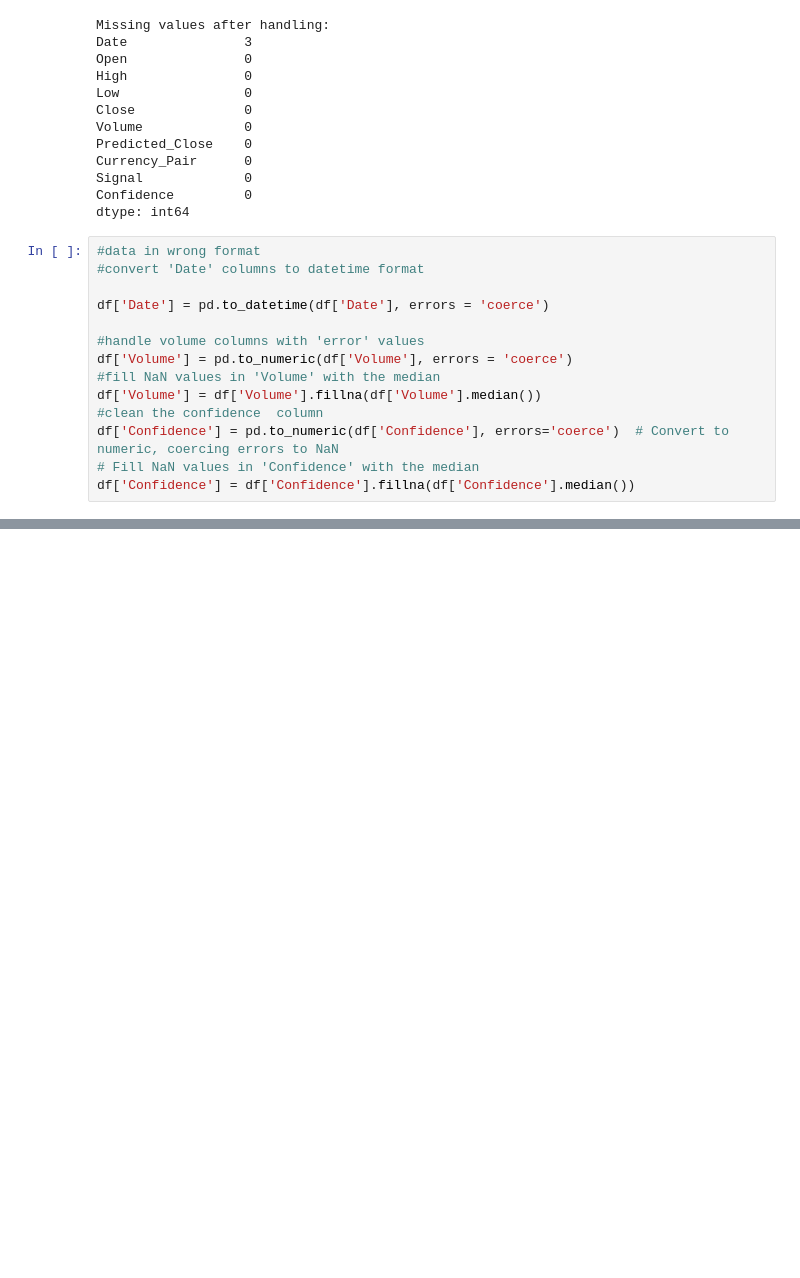
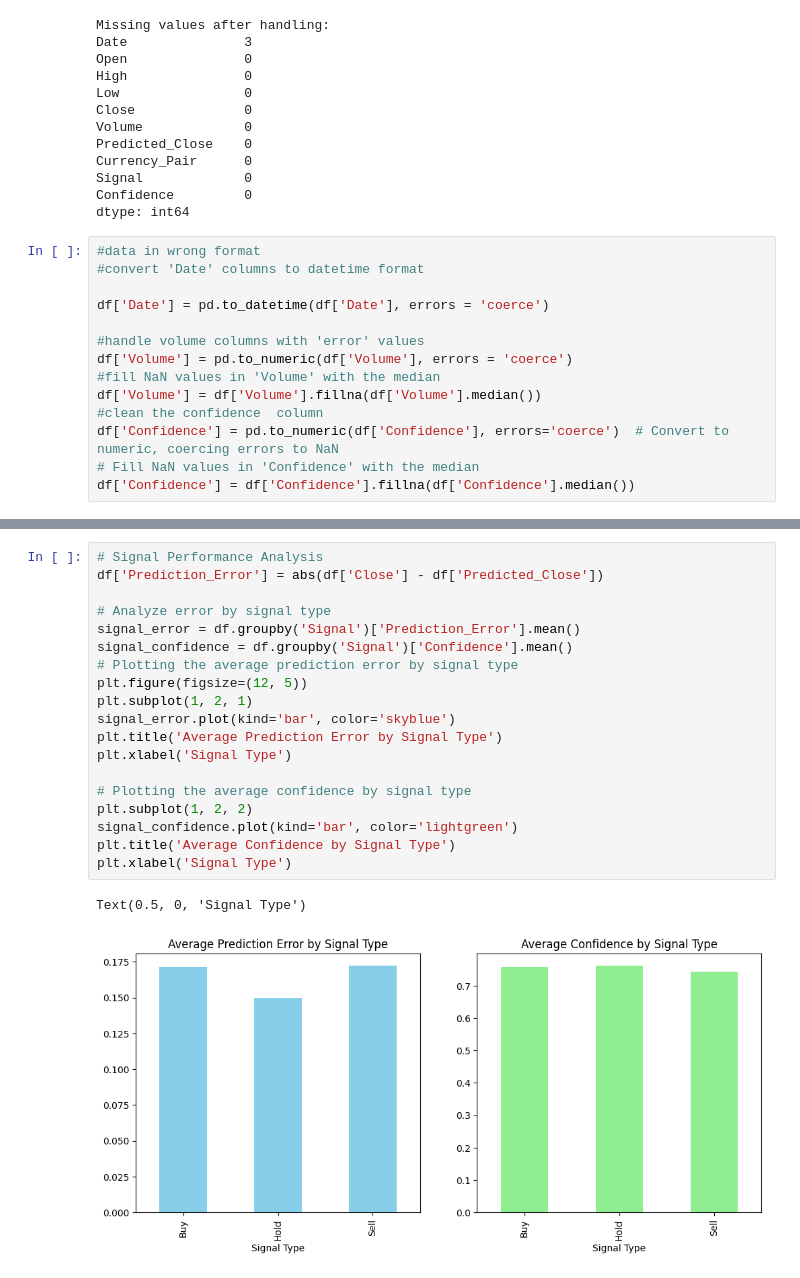
Before and after one commit to Tusiime-J/Datascience1, a Jupyter notebook: day3/forexpredictions.ipynb, the cells around one changed output, grey strips where cells are left out. Drawn from its saved outputs; the diff is of its cells as text; blank space fills up the shorter version.

```diff
--- a/day3/forexpredictions.ipynb
+++ b/day3/forexpredictions.ipynb
@@ -171,0 +227,22 @@ dtype: object
+# %%
+# Signal Performance Analysis
+df['Prediction_Error'] = abs(df['Close'] - df['Predicted_Close'])
+
+# Analyze error by signal type
+signal_error = df.groupby('Signal')['Prediction_Error'].mean()
+signal_confidence = df.groupby('Signal')['Confidence'].mean()
+# Plotting the average prediction error by signal type
+plt.figure(figsize=(12, 5))
+plt.subplot(1, 2, 1)
+signal_error.plot(kind='bar', color='skyblue')
+plt.title('Average Prediction Error by Signal Type')
+plt.xlabel('Signal Type')
+
+# Plotting the average confidence by signal type
+plt.subplot(1, 2, 2)
+signal_confidence.plot(kind='bar', color='lightgreen')
+plt.title('Average Confidence by Signal Type')
+plt.xlabel('Signal Type')
+# %% [output]
+Text(0.5, 0, 'Signal Type')
+[figure, added]
```
Also changed, not shown: parts of 8 cells of this notebook.
